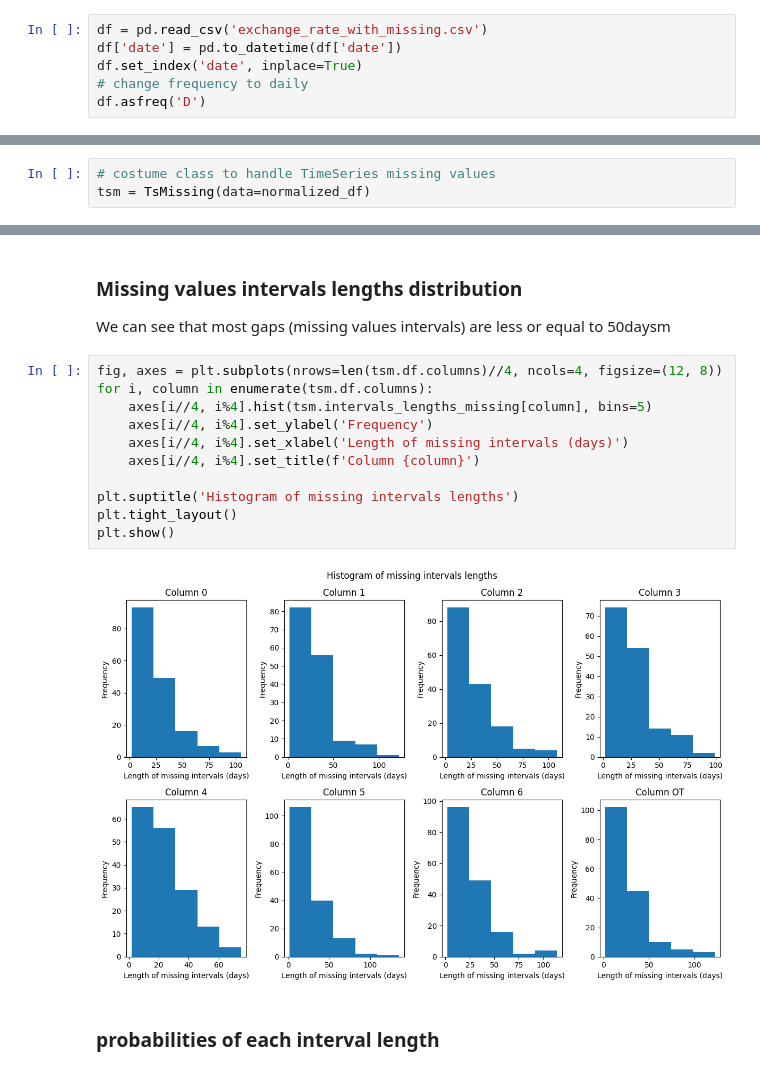
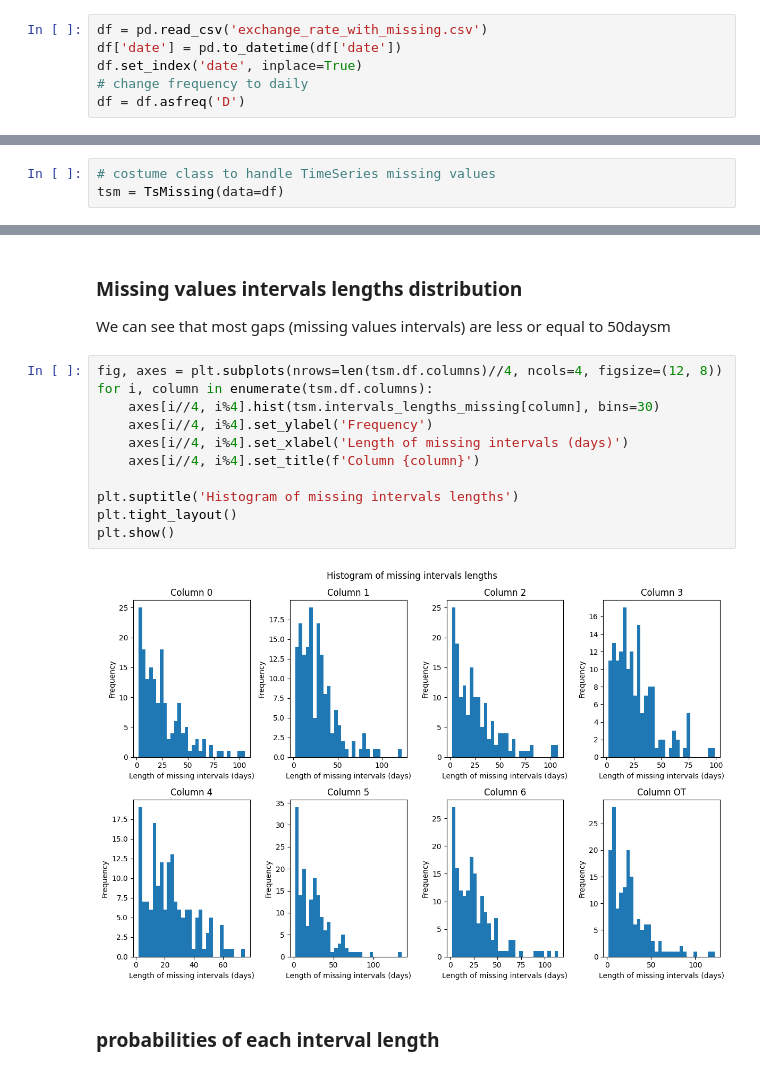
Before and after one commit to khaledbouabdallah/Time-series-DS-project, a Jupyter notebook: part B/missing_values.ipynb, the cells around one changed output, grey strips where cells are left out. Drawn from its saved outputs; the diff is of its cells as text.

```diff
--- a/part B/missing_values.ipynb
+++ b/part B/missing_values.ipynb
@@ -53,4 +39,4 @@ df = pd.read_csv('exchange_rate_with_missing.csv')
 df['date'] = pd.to_datetime(df['date'])
 df.set_index('date', inplace=True)
 # change frequency to daily
-df.asfreq('D')
+df = df.asfreq('D')
@@ -79,7 +46,7 @@ normalized_df = df.apply(lambda x: (x - x.min()) / (x.max() - x.min()))
 We will see how the type of missing values we have .. in terms of frequency .. length of gaps (missing data) and how they are distributed
 # %%
 # costume class to handle TimeSeries missing values
-tsm = TsMissing(data=normalized_df)
+tsm = TsMissing(data=df)
 # %%
 print("How many data pieces (continuous) are there in the data?")
 for key,intervals in tsm.intervals_not_missing.items():
@@ -118,16 +85,16 @@ We can see that most gaps (missing values intervals) are less or equal to 50days
 # %%
 fig, axes = plt.subplots(nrows=len(tsm.df.columns)//4, ncols=4, figsize=(12, 8))
 for i, column in enumerate(tsm.df.columns):
-    axes[i//4, i%4].hist(tsm.intervals_lengths_missing[column], bins=5)
+    axes[i//4, i%4].hist(tsm.intervals_lengths_missing[column], bins=30)
     axes[i//4, i%4].set_ylabel('Frequency')
     axes[i//4, i%4].set_xlabel('Length of missing intervals (days)')
     axes[i//4, i%4].set_title(f'Column {column}')
 
 plt.suptitle('Histogram of missing intervals lengths')
 plt.tight_layout()
 plt.show()
 # %% [output]
-[figure, old version]
+[figure, new version]
 # %% [markdown]
 ### probabilities of each interval length
 # %%
```
Also changed, not shown: parts of 14 cells of this notebook, 2 other files.
